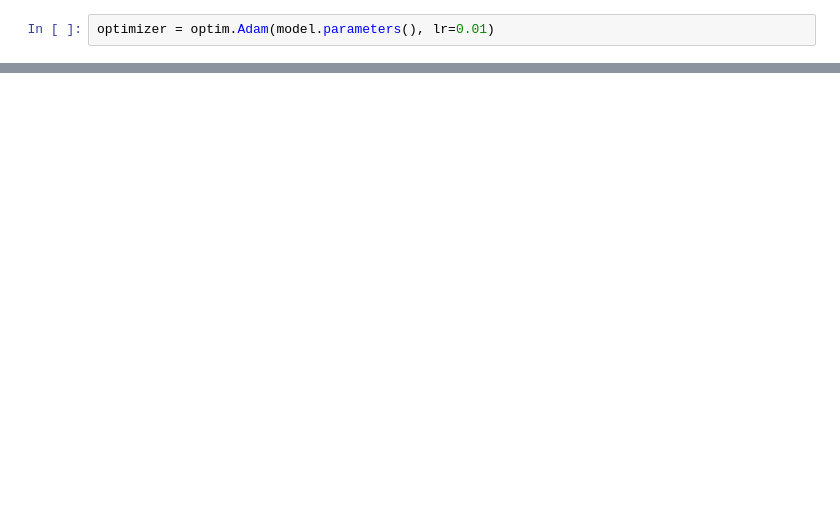
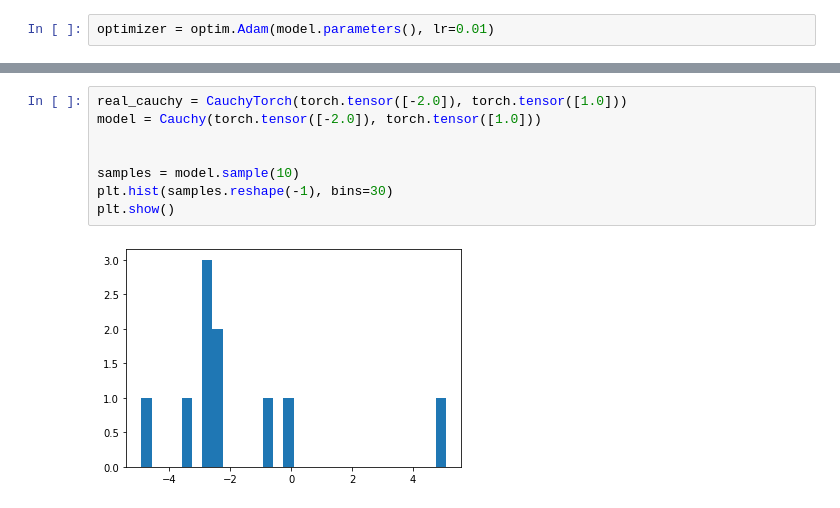
Before and after one commit to nextBillyonair/DPFunStuff, a Jupyter notebook: KL/KL.ipynb, the cells around one changed output, grey strips where cells are left out. Drawn from its saved outputs; the diff is of its cells as text; blank space fills up the shorter version.

```diff
--- a/KL/KL.ipynb
+++ b/KL/KL.ipynb
@@ -179,0 +341,10 @@ tensor([1.2046, 3.5419], requires_grad=True)
+# %%
+real_cauchy = CauchyTorch(torch.tensor([-2.0]), torch.tensor([1.0]))
+model = Cauchy(torch.tensor([-2.0]), torch.tensor([1.0]))
+
+
+samples = model.sample(10)
+plt.hist(samples.reshape(-1), bins=30)
+plt.show()
+# %% [output]
+[figure, added]
```
Also changed, not shown: parts of 22 cells of this notebook.
